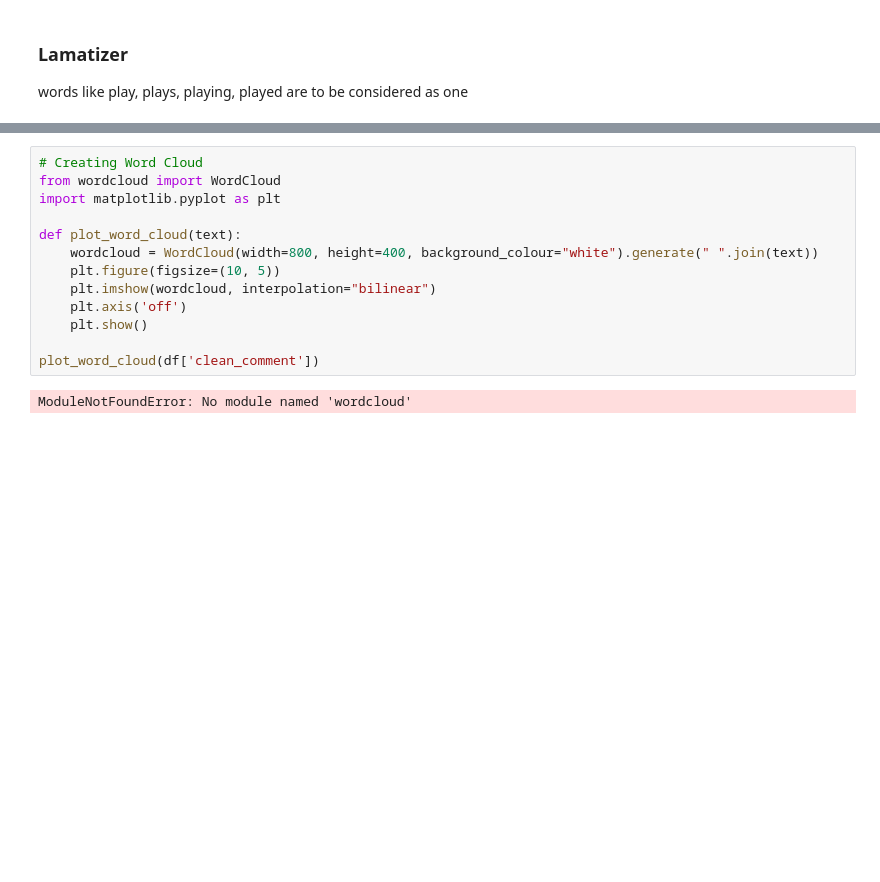
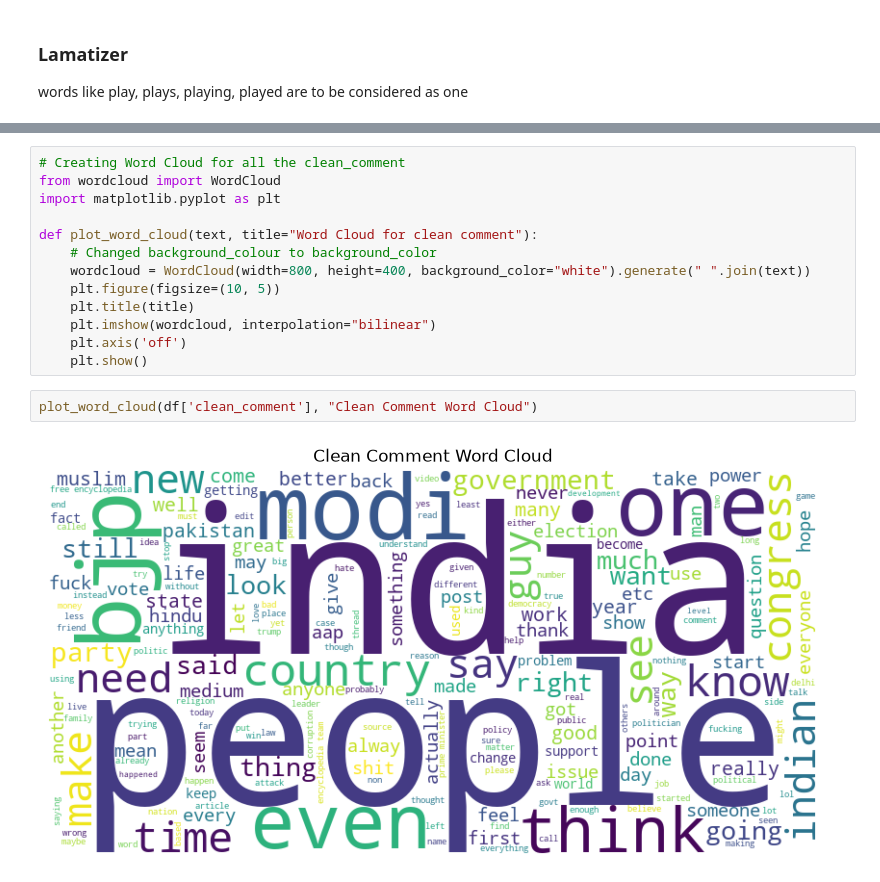
Before and after one commit to HerbertNtim/data-science-lab, a Jupyter notebook: jupyter_works/youtube-sentiment/notebooks/1_Preprocessing_&_EDA.ipynb, the cells around one changed output, grey strips where cells are left out. Drawn from its saved outputs; the diff is of its cells as text; blank space fills up the shorter version.

Commit message:
plotted word cloud and updated environment.yml file

```diff
--- a/jupyter_works/youtube-sentiment/notebooks/1_Preprocessing_&_EDA.ipynb
+++ b/jupyter_works/youtube-sentiment/notebooks/1_Preprocessing_&_EDA.ipynb
@@ -705,17 +706,19 @@ df.head()
 | 3 | learned want teach different focu... | 0 | 29 | 15 | 167 | 0 |
 | 4 | benefit may want read living budd... | 1 | 112 | 45 | 690 | 0 |
 # %%
-# Creating Word Cloud
+# Creating Word Cloud for all the clean_comment
 from wordcloud import WordCloud
 import matplotlib.pyplot as plt
 
-def plot_word_cloud(text):
-    wordcloud = WordCloud(width=800, height=400, background_colour="white").generate(" ".join(text))
+def plot_word_cloud(text, title="Word Cloud for clean comment"):
+    # Changed background_colour to background_color
+    wordcloud = WordCloud(width=800, height=400, background_color="white").generate(" ".join(text))
     plt.figure(figsize=(10, 5))
+    plt.title(title)
     plt.imshow(wordcloud, interpolation="bilinear")
     plt.axis('off')
     plt.show()
-
-plot_word_cloud(df['clean_comment'])
-# %% [output]
-ModuleNotFoundError: No module named 'wordcloud'
+# %%
+plot_word_cloud(df['clean_comment'], "Clean Comment Word Cloud")
+# %% [output]
+[figure, added]
```
Also changed, not shown: parts of 9 cells of this notebook, 1 other file.
